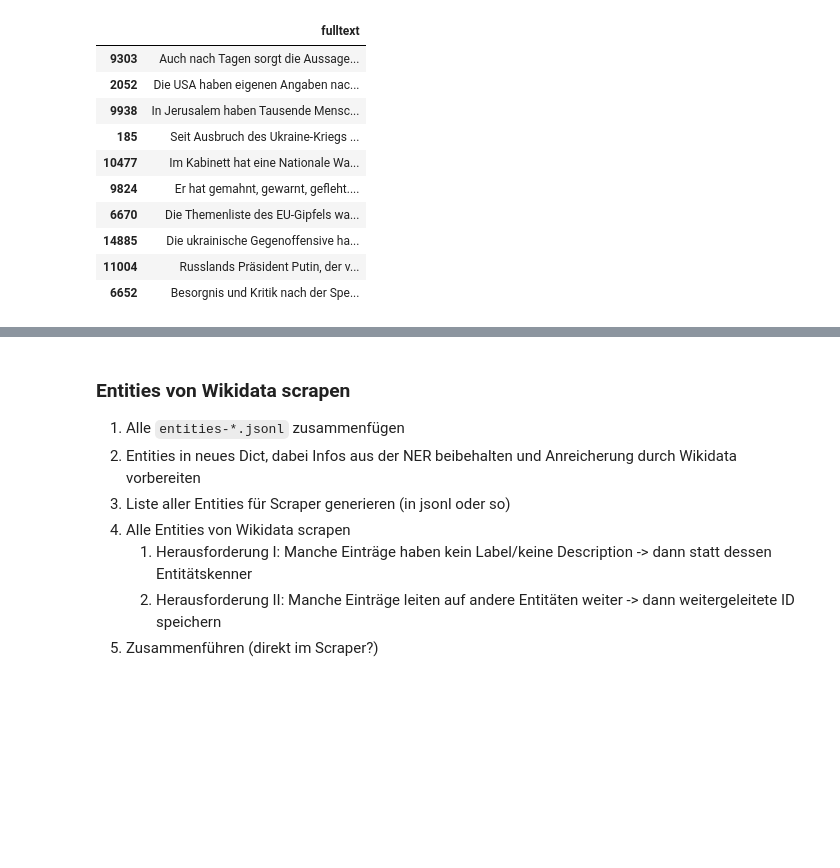
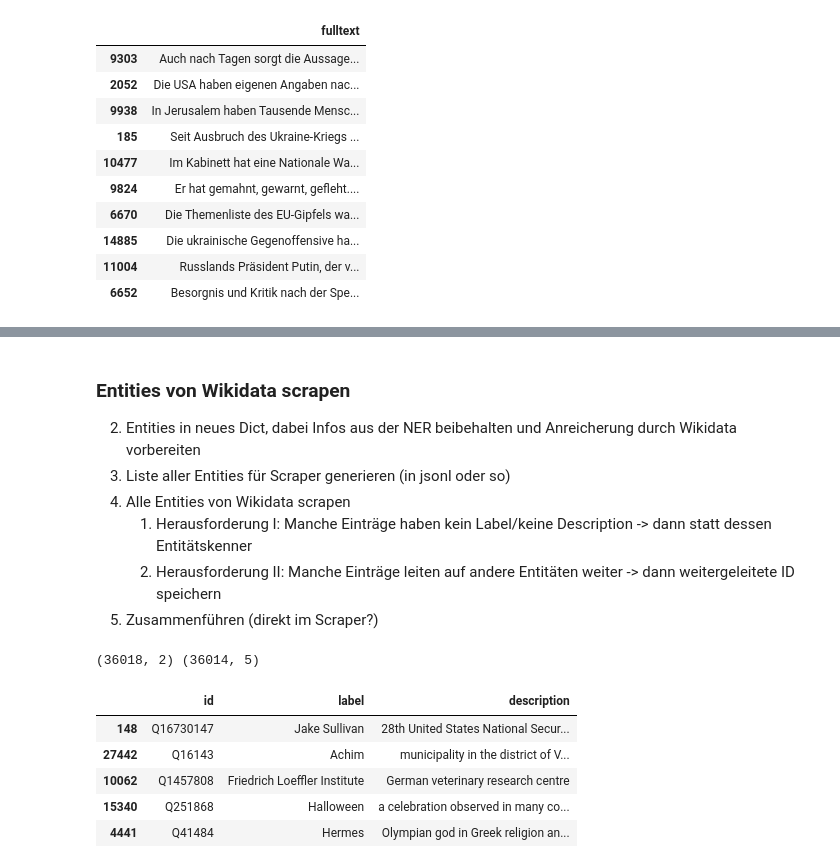
Before and after one commit to patmanteau/mbb-asud-paper-archive, a Jupyter notebook: src/mbb-asud-paper.ipynb, the cells around one changed output, grey strips where cells are left out. Cells and saved outputs as stored; diff of their text form; code cells hidden in the pictures; blank space fills up the shorter version.

```diff
--- a/src/mbb-asud-paper.ipynb
+++ b/src/mbb-asud-paper.ipynb
@@ -171,9 +131,8 @@ df_texts
 # %%
-
-with open("entities.jsonl", "w", encoding="utf8") as f:
-    for text in tqdm(df_texts["fulltext"].values):
-        entities = extract_entities(text)
+df_text_1 = df_texts.iloc[0:100, :]
+with jl.open(f"{_dd}/2_processed.jsonl", "w") as f_out:
+    for text in tqdm(df_text_1.loc[:, ["tstamp", "url", "fulltext"]].itertuples()):
+        entities = extract_entities(text[3])
         if entities:
-            json.dump({"entities": entities}, f, ensure_ascii=False)
-            f.write("\n")
+            f_out.write(dict(_index=text[0], tstamp=text[1], url=text[2], entities=entities))
 # %% [markdown]
@@ -233,7 +202,6 @@ sparql.setQuery("""
 # %% [markdown]
 ### Entities von Wikidata scrapen
 
-1. Alle `entities-*.jsonl` zusammenfügen
 2. Entities in neues Dict, dabei Infos aus der NER beibehalten und Anreicherung durch Wikidata vorbereiten
 3. Liste aller Entities für Scraper generieren (in jsonl oder so)
 4. Alle Entities von Wikidata scrapen
@@ -269,3 +228,19 @@ with jl.open("../out/catalog.jsonl", mode="w") as catalog_file:
         catalog_file.write(v)
 
 # catalog = jl.open("../out/catalog.jsonl", mode="r")
+# %%
+df_catalog = pd.read_json(open(f"{_dd}/3_catalog.jsonl", "r", encoding="utf8"), lines=True)
+df_wd_catalog = pd.read_json(open(f"{_dd}/4_wd-catalog.jsonl", "r", encoding="utf8"), lines=True)
+print(df_catalog.shape, df_wd_catalog.shape)
+# %% [output]
+(36018, 2) (36014, 5)
+# %%
+df_all = pd.merge(df_catalog, df_wd_catalog, on="id")
+df_all.loc[:, ["id", "label", "description"]].sample(5)
+# %% [output]
+|  | id | label | description |
+| 148 | Q16730147 | Jake Sullivan | 28th United States National Secur... |
+| 27442 | Q16143 | Achim | municipality in the district of V... |
+| 10062 | Q1457808 | Friedrich Loeffler Institute | German veterinary research centre |
+| 15340 | Q251868 | Halloween | a celebration observed in many co... |
+| 4441 | Q41484 | Hermes | Olympian god in Greek religion an... |
```
Also changed, not shown: parts of 15 cells of this notebook, 7 other files.
